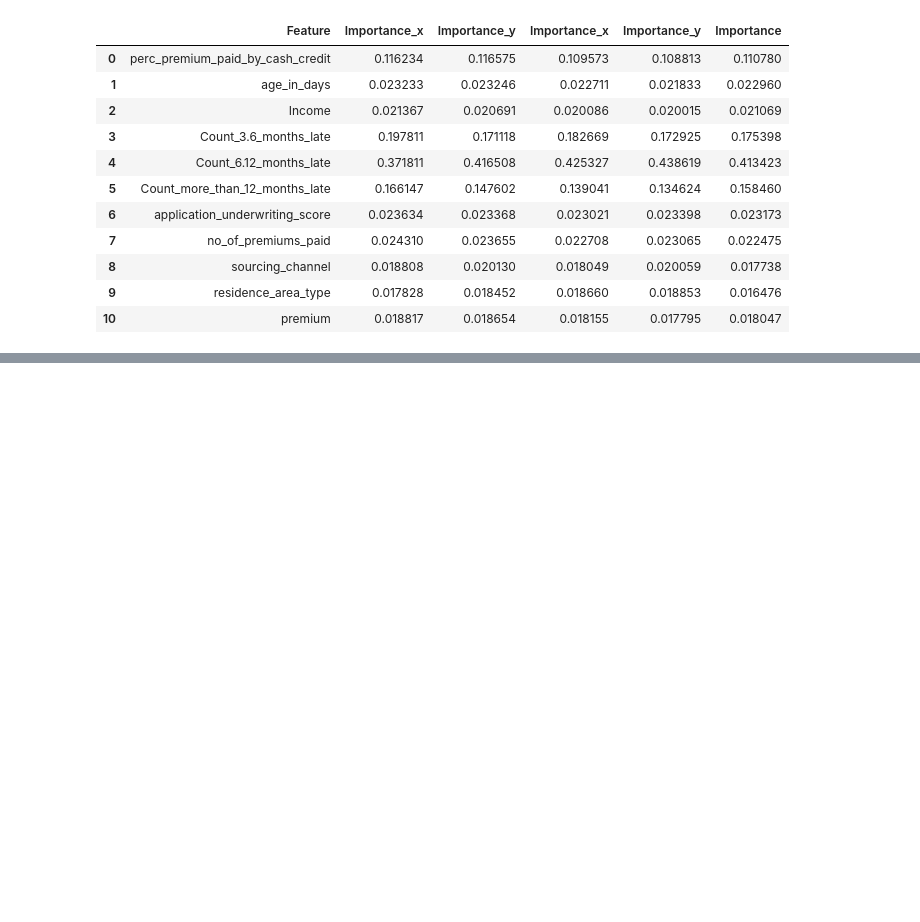
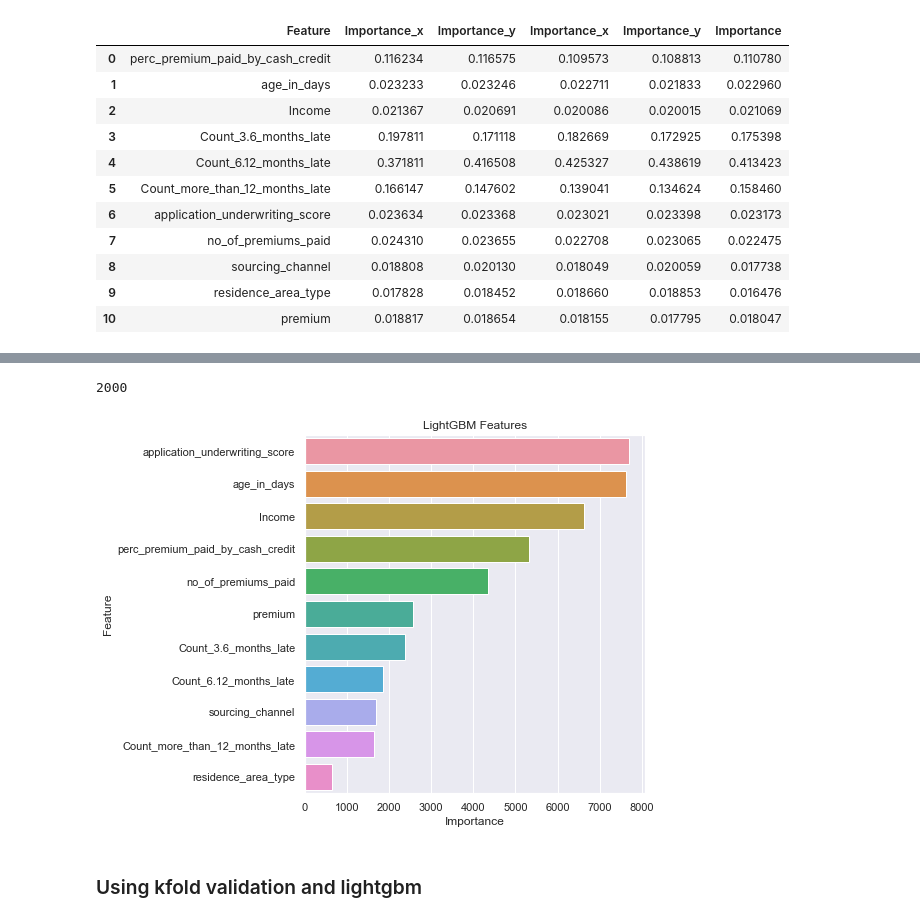
Before and after one commit to ErfanEbrahimiBazaz/boosting_methods_insurance_dataset, a Jupyter notebook: insurance_churn_analysis.ipynb, the cells around one changed output, grey strips where cells are left out. Saved outputs shown, nothing was run; the diff lists cells and outputs as text; code cells hidden in the pictures; blank space fills up the shorter version.

```diff
--- a/insurance_churn_analysis.ipynb
+++ b/insurance_churn_analysis.ipynb
@@ -353,0 +473,16 @@ importance[0].merge(importance[1], )
+# %%
+lgb.best_iteration_
+# %% [output]
+2000
+# %%
+imp = pd.DataFrame({'Importance':lgb.feature_importances_,'Feature':X.columns})
+plt.figure(figsize=(8, 6))
+sns.set(font_scale = 1)
+sns.barplot(x="Importance", y="Feature", data=imp.sort_values(by="Importance", ascending=False))
+plt.title('LightGBM Features')
+plt.tight_layout()
+plt.show()
+# %% [output]
+[figure, added]
+# %% [markdown]
+### Using kfold validation and lightgbm
```
Also changed, not shown: parts of 28 cells of this notebook, 1 other file.
